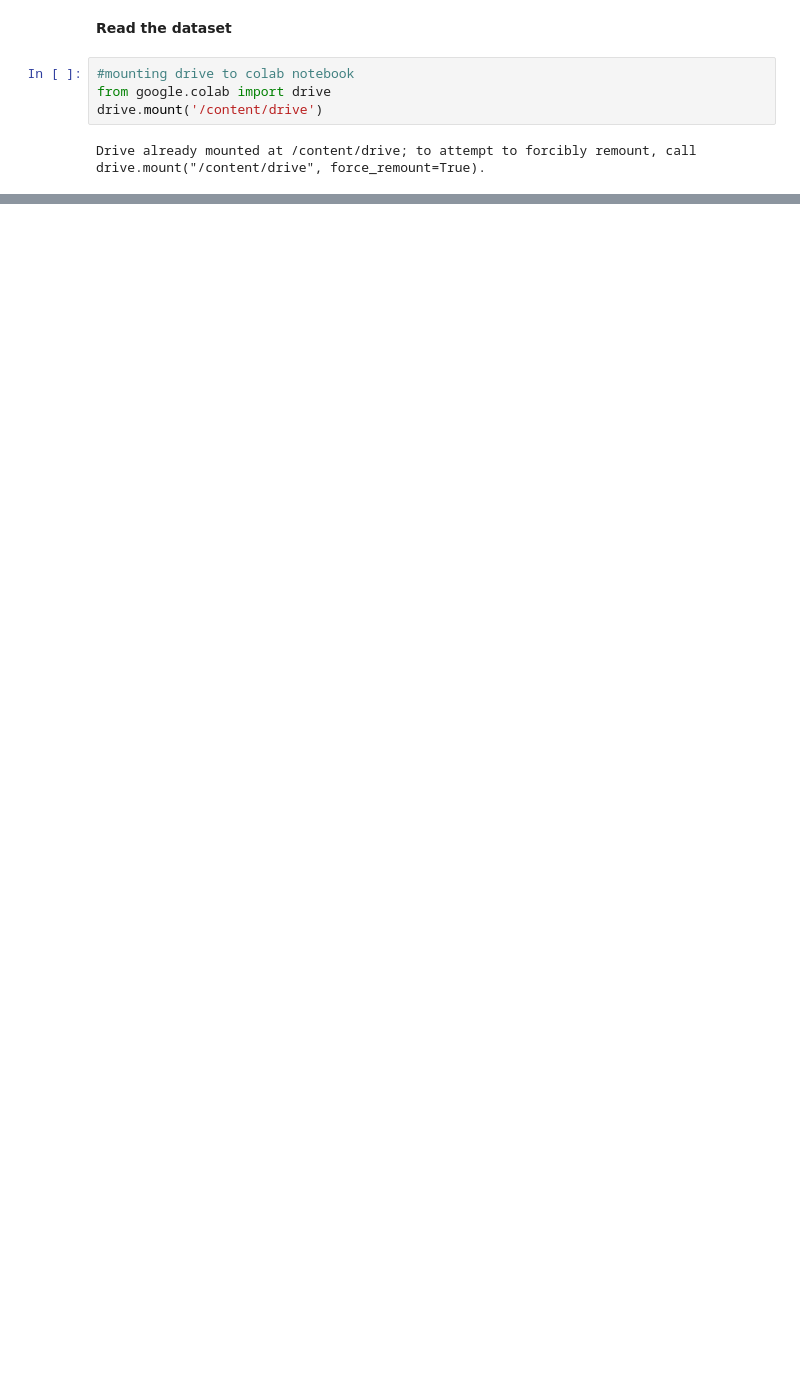
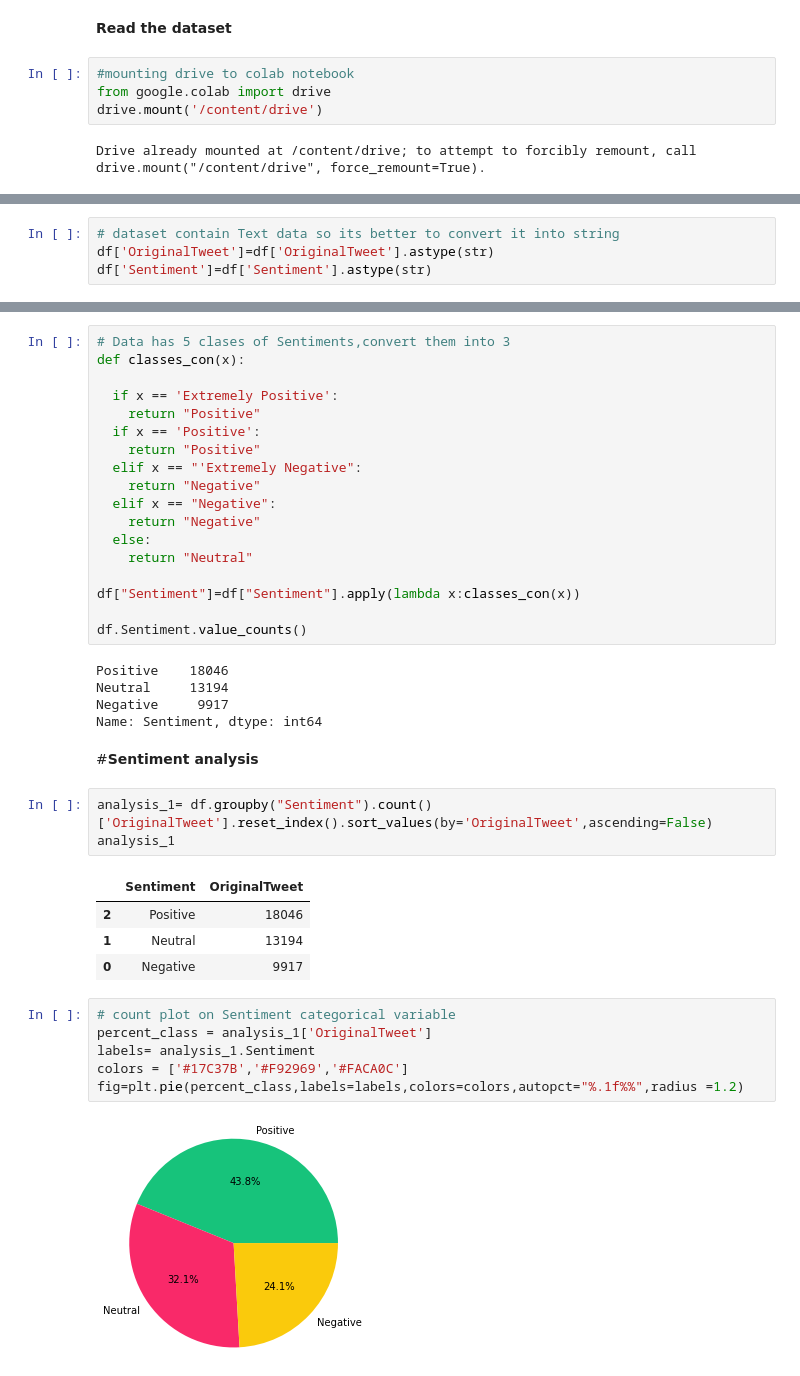
Before and after one commit to sneraikar/Coronavirus-tweet-sentiment-analysis, a Jupyter notebook: Coronavirus_Tweet_Sentiment_Analysis_Capstone_Project.ipynb, the cells around one changed output, grey strips where cells are left out. Saved outputs shown, nothing was run; the diff lists cells and outputs as text; blank space fills up the shorter version.

```diff
--- a/Coronavirus_Tweet_Sentiment_Analysis_Capstone_Project.ipynb
+++ b/Coronavirus_Tweet_Sentiment_Analysis_Capstone_Project.ipynb
@@ -76,0 +165,4 @@ df=pd.read_csv("/content/drive/MyDrive/Supervised classification/Coronavirus Twe
+# %%
+# dataset contain Text data so its better to convert it into string
+df['OriginalTweet']=df['OriginalTweet'].astype(str)
+df['Sentiment']=df['Sentiment'].astype(str)
@@ -76,0 +187,41 @@ df=pd.read_csv("/content/drive/MyDrive/Supervised classification/Coronavirus Twe
+# %%
+# Data has 5 clases of Sentiments,convert them into 3
+def classes_con(x):
+
+  if x == 'Extremely Positive':
+    return "Positive"
+  if x == 'Positive':
+    return "Positive"
+  elif x == "'Extremely Negative":
+    return "Negative"
+  elif x == "Negative":
+    return "Negative"
+  else:
+    return "Neutral"
+
+df["Sentiment"]=df["Sentiment"].apply(lambda x:classes_con(x))
+
+df.Sentiment.value_counts()
+# %% [output]
+Positive    18046
+Neutral     13194
+Negative     9917
+Name: Sentiment, dtype: int64
+# %% [markdown]
+#**Sentiment analysis**
+# %%
+analysis_1= df.groupby("Sentiment").count()['OriginalTweet'].reset_index().sort_values(by='OriginalTweet',ascending=False)
+analysis_1
+# %% [output]
+|  | Sentiment | OriginalTweet |
+| 2 | Positive | 18046 |
+| 1 | Neutral | 13194 |
+| 0 | Negative | 9917 |
+# %%
+# count plot on Sentiment categorical variable
+percent_class = analysis_1['OriginalTweet']
+labels= analysis_1.Sentiment
+colors = ['#17C37B','#F92969','#FACA0C']
+fig=plt.pie(percent_class,labels=labels,colors=colors,autopct="%.1f%%",radius =1.2)
+# %% [output]
+[figure, added]
```
Also changed, not shown: parts of 24 cells of this notebook.
